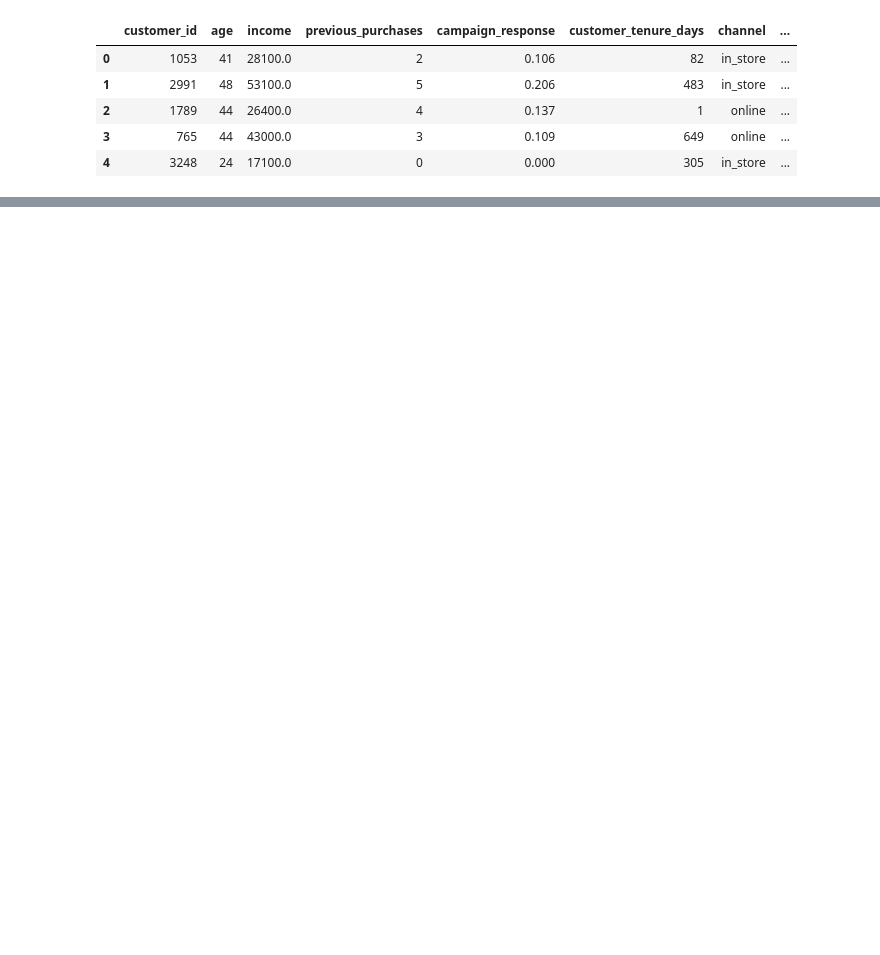
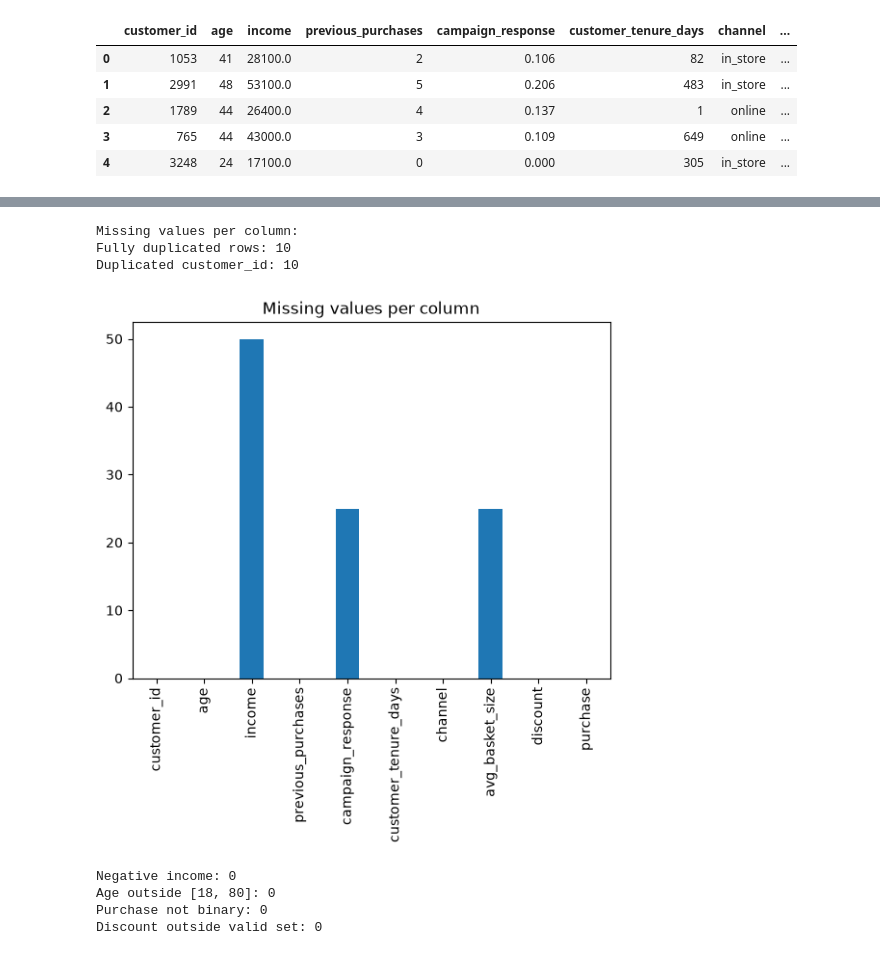
Before and after one commit to Hadiyadishant/EconoCausal, a Jupyter notebook: notebooks/data_exploration.ipynb, the cells around one changed output, grey strips where cells are left out. Drawn from its saved outputs; the diff is of its cells as text; code cells hidden in the pictures; blank space fills up the shorter version.

Commit message:
data validation to data exploration

```diff
--- a/notebooks/data_exploration.ipynb
+++ b/notebooks/data_exploration.ipynb
@@ -16,0 +37,24 @@ df.head()
+# %%
+#data check missing values and duplicates
+print("Missing values per column:")
+df.isnull().sum().plot(kind='bar', title='Missing values per column')
+print("Fully duplicated rows:", df.duplicated().sum())
+print("Duplicated customer_id:", df.duplicated(subset=['customer_id']).sum())
+# Why check duplicatecustomer_id?customer_id is used to uniquely identify each customer. We check for duplicate customer IDs to make sure the same customer is not incorrectly represented multiple times.
+#data validation
+# %% [output]
+Missing values per column:
+Fully duplicated rows: 10
+Duplicated customer_id: 10
+[figure, added]
+# %%
+#data validation
+print("Negative income:", (df['income'] < 0).sum())#Income should not be below 0.
+print("Age outside [18, 80]:", ((df['age'] < 18) | (df['age'] > 80)).sum())#Age should be between 18 and 80.
+print("Purchase not binary:", (~df['purchase'].isin([0, 1])).sum())#Purchase should only be 0 (No) or 1 (Yes).
+print("Discount outside valid set:", (~df['discount'].isin([0,5,10,15,20,25,30])).sum())#Discount should only be 0, 5, 10, 15, 20, 25, 30.
+# %% [output]
+Negative income: 0
+Age outside [18, 80]: 0
+Purchase not binary: 0
+Discount outside valid set: 0
```
Also changed, not shown: parts of 1 cell of this notebook.
